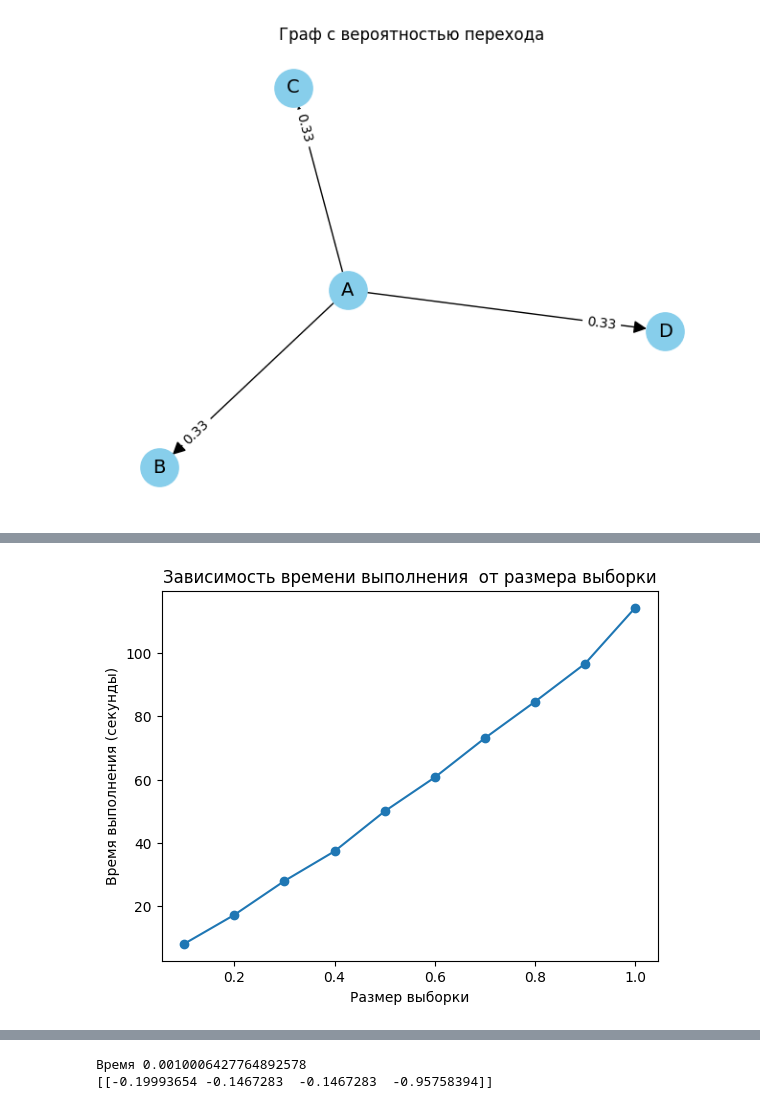
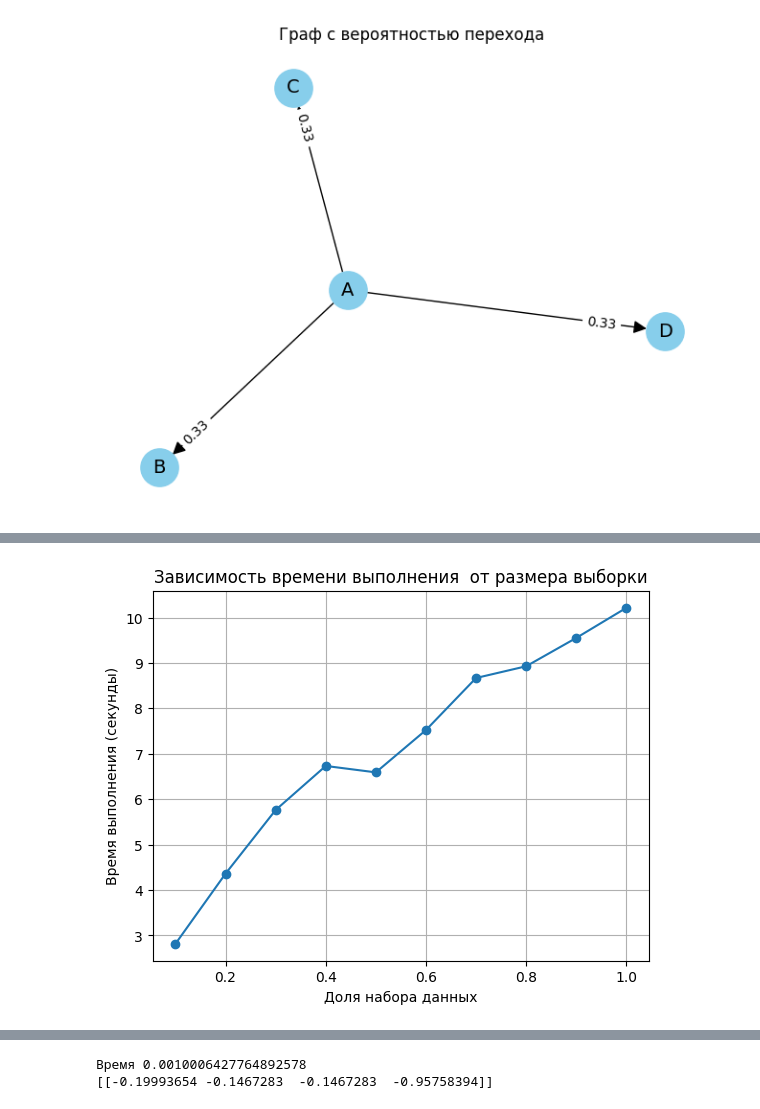
Before and after one commit to DimaOshchepkov/PageRank-Course-Project, a Jupyter notebook: Visualize.ipynb, the cells around one changed output, grey strips where cells are left out. Drawn from its saved outputs; the diff is of its cells as text; code cells hidden in the pictures.

```diff
--- a/Visualize.ipynb
+++ b/Visualize.ipynb
@@ -77,9 +77,10 @@ def plot_time(filename):
     plt.plot(df['Размер выборки'], df['Время выполнения'], marker='o')
 
     # Настраиваем оси и заголовок графика
-    plt.xlabel('Размер выборки')
+    plt.xlabel('Доля набора данных')
     plt.ylabel('Время выполнения (секунды)')
     plt.title('Зависимость времени выполнения  от размера выборки')
+    plt.grid()
 
     # Отображаем график
     plt.show()
@@ -332,4 +234,4 @@ results_df.to_csv('pagerank_time_results_web.csv', index=False)
 # %%
-plot_time('pagerank_time_results_web.csv')
+plot_time('hits_python_time_results_web.csv')
 # %% [output]
-[figure, old version]
+[figure, new version]
```
Also changed, not shown: parts of 24 cells of this notebook, 35 other files.
